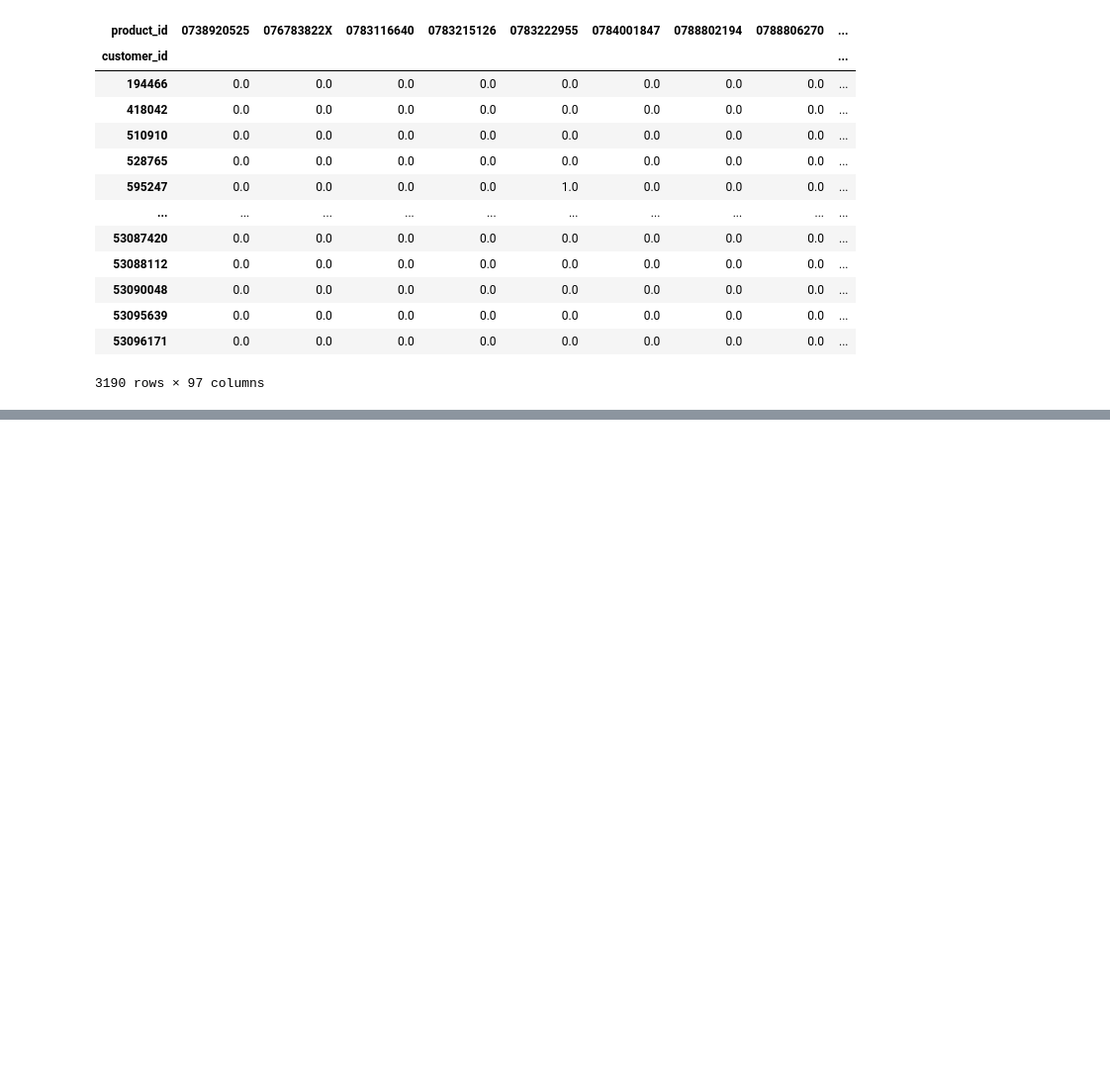
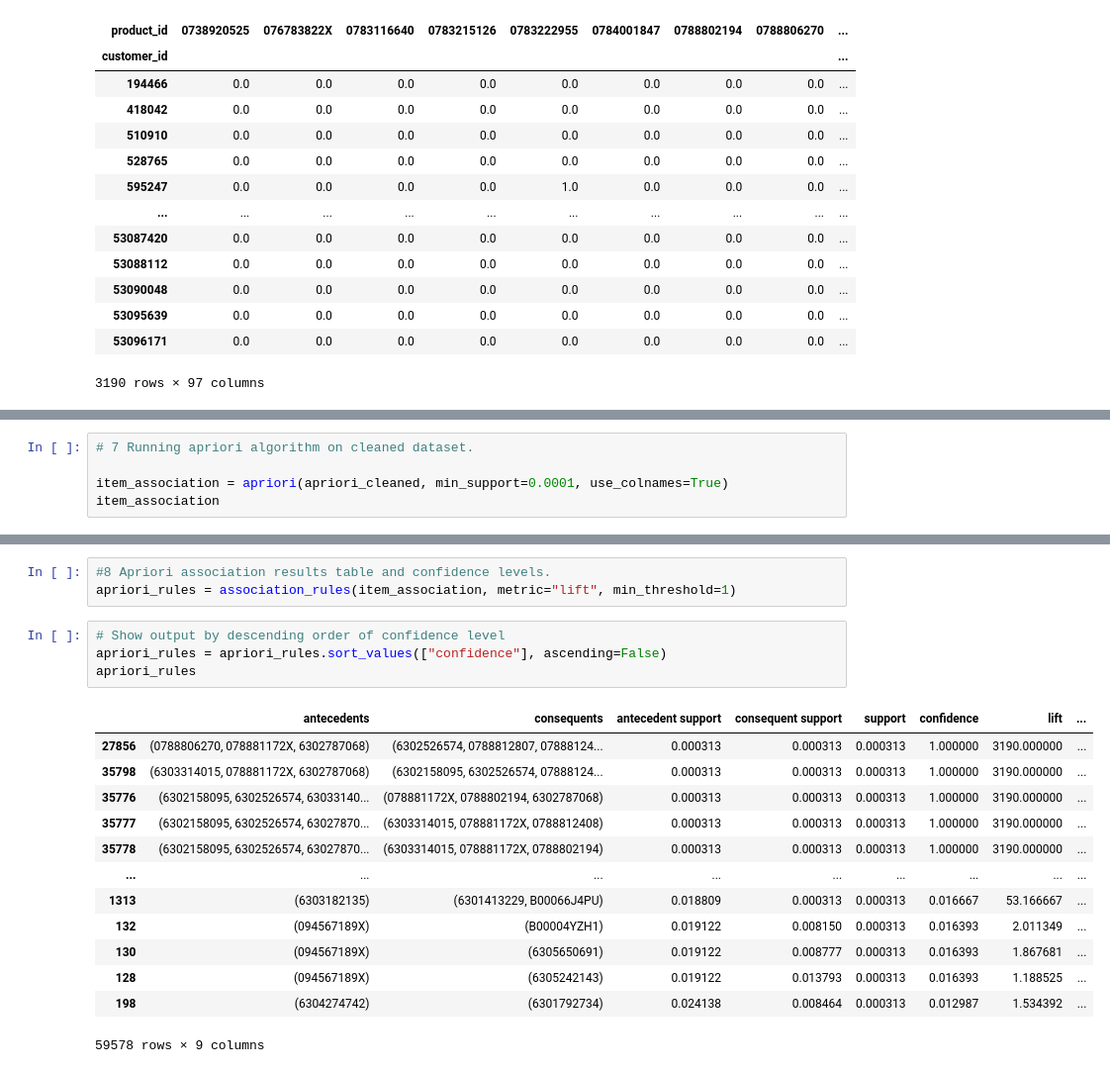
Before and after one commit to jbenasuli/consumer_behavior, a Jupyter notebook: ML_Apriori_Algorithm.ipynb, the cells around one changed output, grey strips where cells are left out. Shown at 99% size. Cells and saved outputs as stored; diff of their text form; blank space fills up the shorter version.

```diff
--- a/ML_Apriori_Algorithm.ipynb
+++ b/ML_Apriori_Algorithm.ipynb
@@ -57,0 +87,5 @@ apriori_table
+# %%
+# 7 Running apriori algorithm on cleaned dataset.
+
+item_association = apriori(apriori_cleaned, min_support=0.0001, use_colnames=True)
+item_association
@@ -57,0 +106,21 @@ apriori_table
+# %%
+#8 Apriori association results table and confidence levels.
+apriori_rules = association_rules(item_association, metric="lift", min_threshold=1)
+# %%
+# Show output by descending order of confidence level
+apriori_rules = apriori_rules.sort_values(["confidence"], ascending=False)
+apriori_rules
+# %% [output]
+|  | antecedents | consequents | antecedent support | consequent support | support | confidence | lift | ... |
+| 27856 | (0788806270, 078881172X, 6302787068) | (6302526574, 0788812807, 07888124... | 0.000313 | 0.000313 | 0.000313 | 1.000000 | 3190.000000 | ... |
+| 35798 | (6303314015, 078881172X, 6302787068) | (6302158095, 6302526574, 07888124... | 0.000313 | 0.000313 | 0.000313 | 1.000000 | 3190.000000 | ... |
+| 35776 | (6302158095, 6302526574, 63033140... | (078881172X, 0788802194, 6302787068) | 0.000313 | 0.000313 | 0.000313 | 1.000000 | 3190.000000 | ... |
+| 35777 | (6302158095, 6302526574, 63027870... | (6303314015, 078881172X, 0788812408) | 0.000313 | 0.000313 | 0.000313 | 1.000000 | 3190.000000 | ... |
+| 35778 | (6302158095, 6302526574, 63027870... | (6303314015, 078881172X, 0788802194) | 0.000313 | 0.000313 | 0.000313 | 1.000000 | 3190.000000 | ... |
+| ... | ... | ... | ... | ... | ... | ... | ... | ... |
+| 1313 | (6303182135) | (6301413229, B00066J4PU) | 0.018809 | 0.000313 | 0.000313 | 0.016667 | 53.166667 | ... |
+| 132 | (094567189X) | (B00004YZH1) | 0.019122 | 0.008150 | 0.000313 | 0.016393 | 2.011349 | ... |
+| 130 | (094567189X) | (6305650691) | 0.019122 | 0.008777 | 0.000313 | 0.016393 | 1.867681 | ... |
+| 128 | (094567189X) | (6305242143) | 0.019122 | 0.013793 | 0.000313 | 0.016393 | 1.188525 | ... |
+| 198 | (6304274742) | (6301792734) | 0.024138 | 0.008464 | 0.000313 | 0.012987 | 1.534392 | ... |
+59578 rows × 9 columns
```
Also changed, not shown: parts of 4 cells of this notebook.
